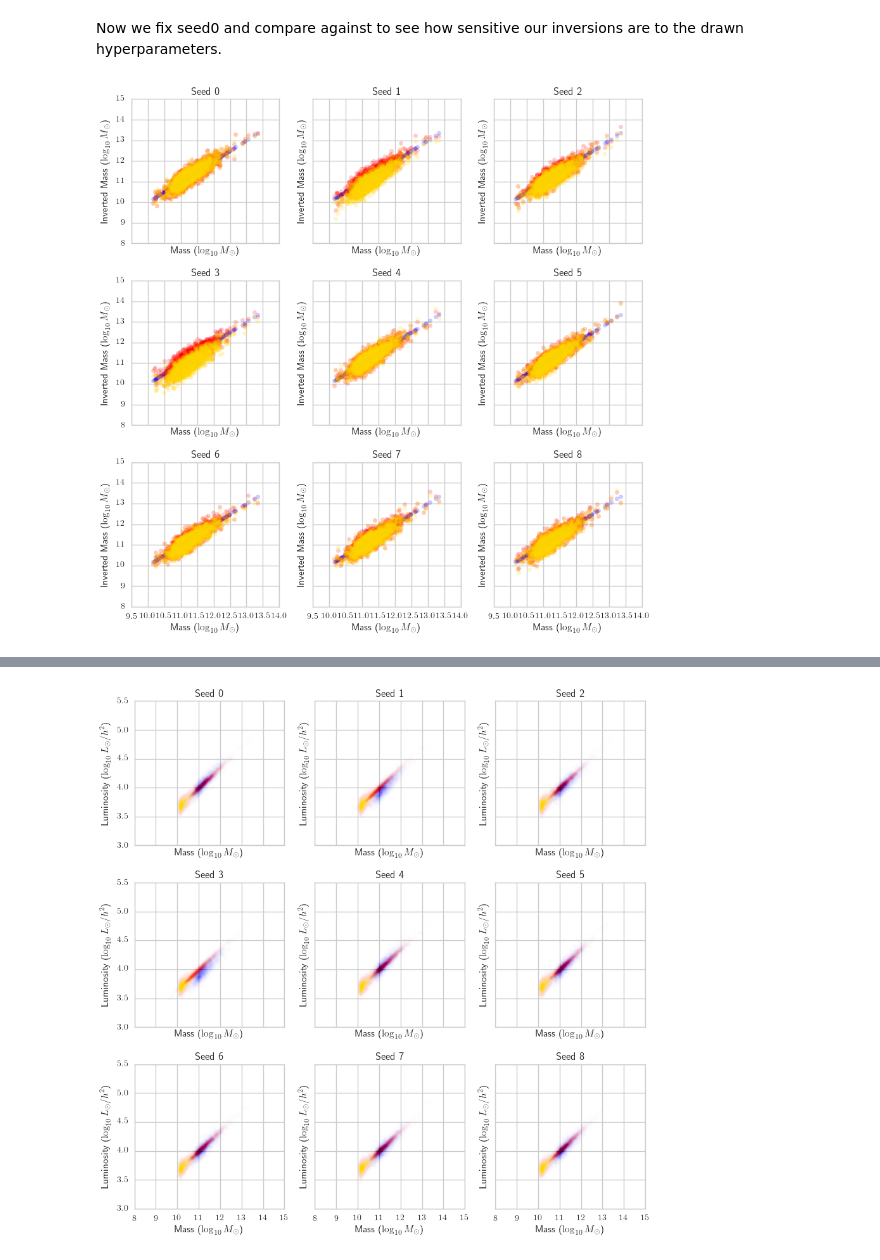
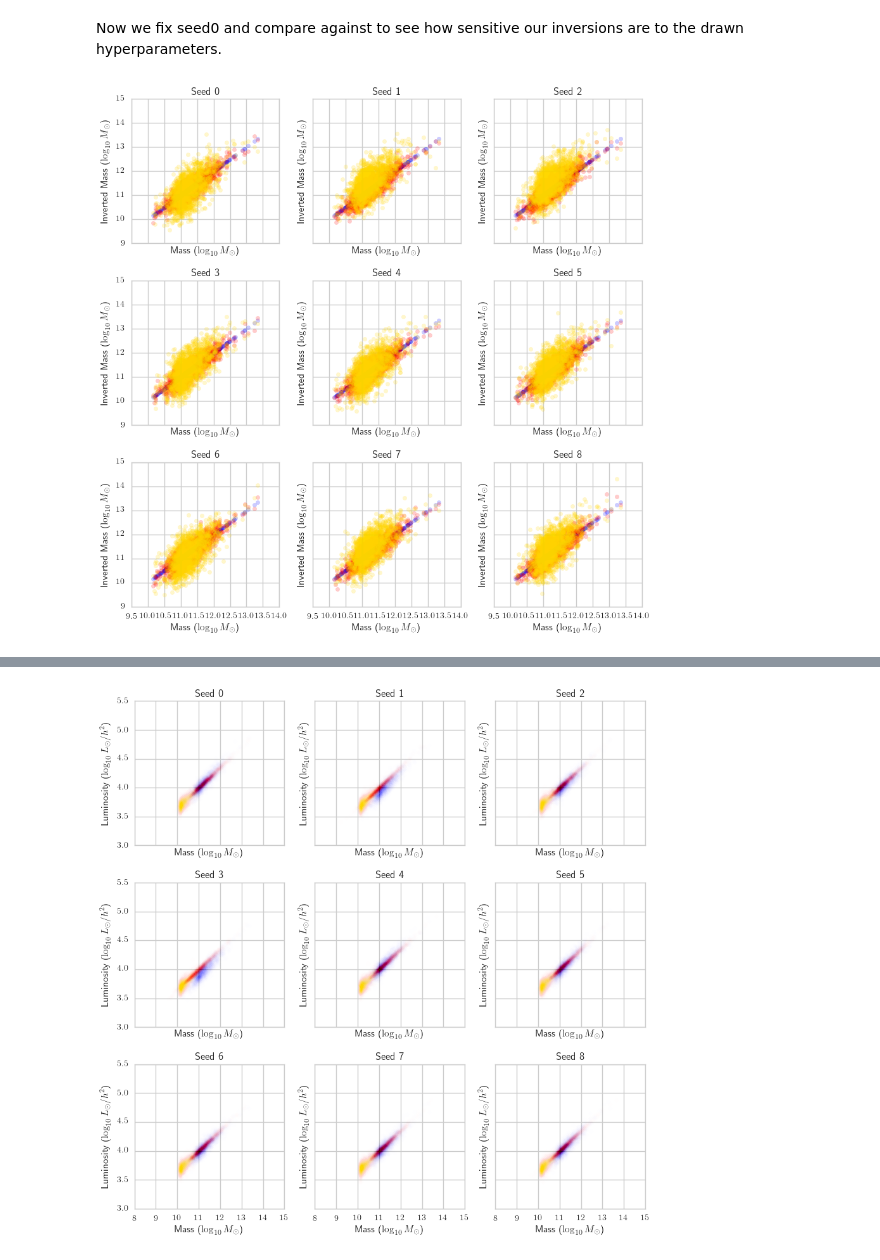
Before and after one commit to davidthomas5412/PanglossNotebooks, a Jupyter notebook: MassLuminosityProject/BiasDistributionTest2_2017_02_17.ipynb, the cells around one changed output, grey strips where cells are left out. Cells and saved outputs as stored; diff of their text form; code cells hidden in the pictures.

```diff
--- a/MassLuminosityProject/BiasDistributionTest2_2017_02_17.ipynb
+++ b/MassLuminosityProject/BiasDistributionTest2_2017_02_17.ipynb
@@ -117,27 +117,27 @@ Now we fix seed0 and compare against to see how sensitive our inversions are to
 # %%
 for d in datasets:
     fixed_seed = 0
     alpha1 = datasets[fixed_seed]['alpha1']
     alpha2 = datasets[fixed_seed]['alpha2']
     alpha3 = datasets[fixed_seed]['alpha3']
     alpha4 = datasets[fixed_seed]['alpha4']
     S = datasets[fixed_seed]['S']
     d['seed_inv_mass_mu'] = alpha3 * (d['inv_lum'] / (np.exp(alpha1) * (1 + d['z']) ** alpha4)) ** (1 / alpha2)
-    d['seed_inv_mass'] = lognorm(S, scale=d['seed_inv_mass_mu']).rvs()
+    d['seed_inv_mass'] = lognorm(5.6578015811698101 * S, scale=d['seed_inv_mass_mu']).rvs()
 
 f, axes = plt.subplots(3, 3, figsize=(9, 9), sharex=True, sharey=True)
 for i, ax in enumerate(axes.flat):
     d = datasets[i]
     ax.scatter(log10(d['mass']), log10(d['mass']), color='blue', alpha=0.2)
     ax.scatter(log10(d['mass']), log10(d['inv_mass']), color='red', alpha=0.2)
     ax.scatter(log10(d['mass']), log10(d['seed_inv_mass']), color='gold', alpha=0.2)
     ax.set_xlabel('Mass ($\log_{10} M_{\odot}$)')
     ax.set_ylabel('Inverted Mass ($\log_{10} M_{\odot}$)')
     ax.set_title('Seed %d' % i)
 
 f.tight_layout()
 # %% [output]
-[figure, old version]
+[figure, new version]
 # %%
 f, axes = plt.subplots(3, 3, figsize=(9, 9), sharex=True, sharey=True)
 for i, ax in enumerate(axes.flat):
```
Also changed, not shown: parts of 6 cells of this notebook, 19 other files.
